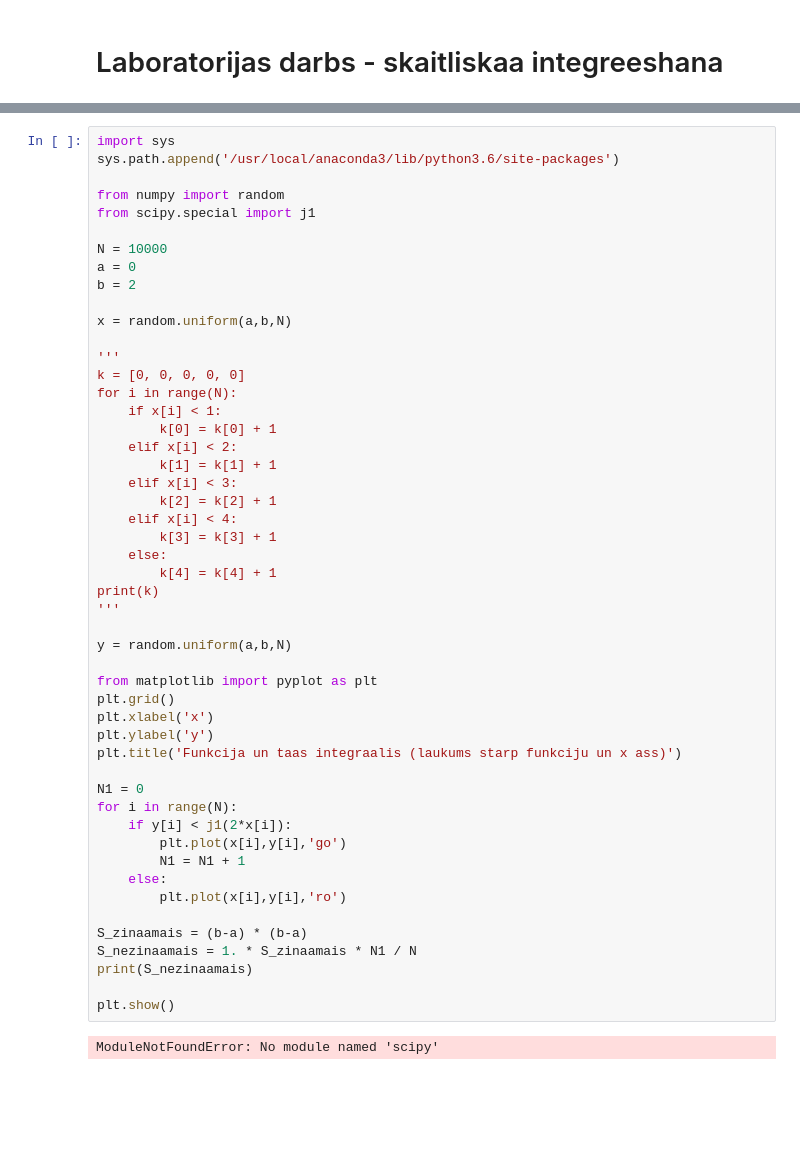
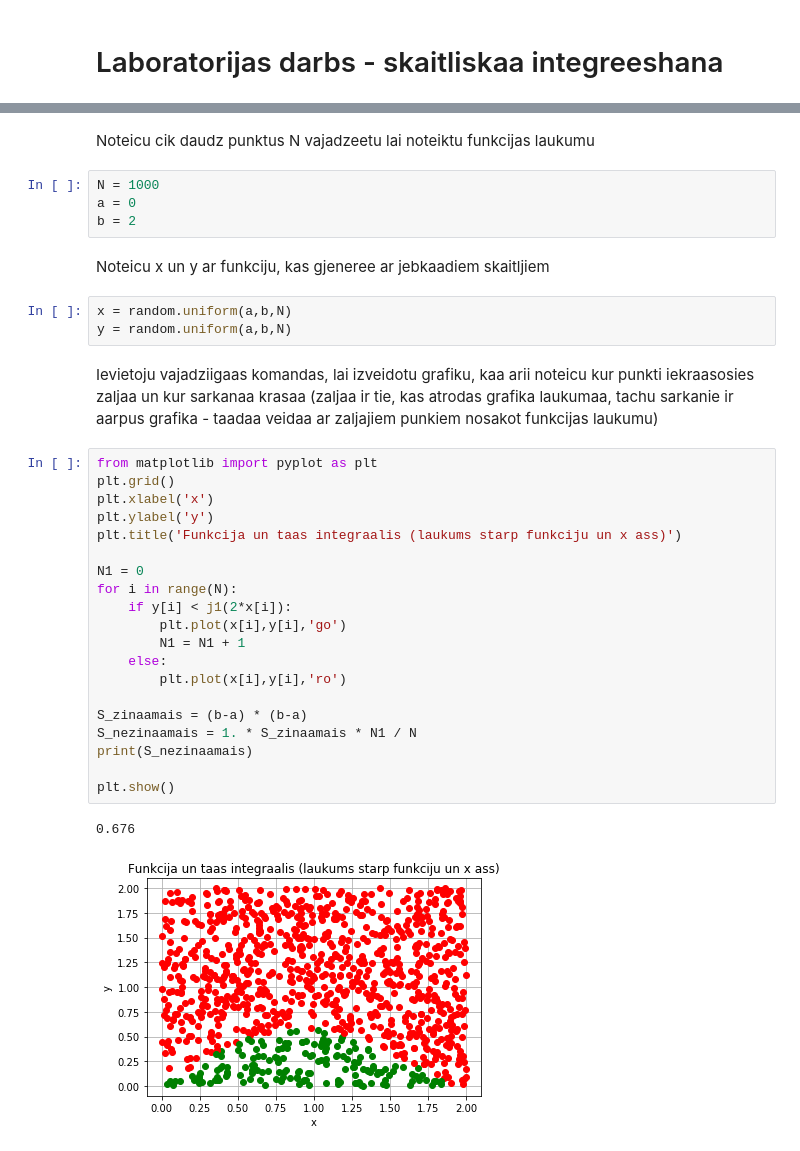
Before and after one commit to SindijaVitola/RTR105, a Jupyter notebook: Untitled5.ipynb, the cells around one changed output, grey strips where cells are left out. Saved outputs shown, nothing was run; the diff lists cells and outputs as text; blank space fills up the shorter version.

```diff
--- a/Untitled5.ipynb
+++ b/Untitled5.ipynb
@@ -3,52 +11,36 @@
+# %% [markdown]
+Noteicu cik daudz punktus N vajadzeetu lai noteiktu funkcijas laukumu
+# %%
+N = 1000
+a = 0
+b = 2
+# %% [markdown]
+Noteicu x un y ar funkciju, kas gjeneree ar jebkaadiem skaitljiem
+# %%
+x = random.uniform(a,b,N)
+y = random.uniform(a,b,N)
+# %% [markdown]
+Ievietoju vajadziigaas komandas, lai izveidotu grafiku, kaa arii noteicu kur punkti iekraasosies zaljaa un kur sarkanaa krasaa (zaljaa ir tie, kas atrodas grafika laukumaa, tachu sarkanie ir aarpus grafika - taadaa veidaa ar zaljajiem punkiem nosakot funkcijas laukumu)
 # %%
-import sys
-sys.path.append('/usr/local/anaconda3/lib/python3.6/site-packages')
-
-from numpy import random
-from scipy.special import j1
-
-N = 10000
-a = 0
-b = 2
-
-x = random.uniform(a,b,N)
-
-'''
-k = [0, 0, 0, 0, 0]
-for i in range(N):
-    if x[i] < 1:
-        k[0] = k[0] + 1
-    elif x[i] < 2:
-        k[1] = k[1] + 1
-    elif x[i] < 3:
-        k[2] = k[2] + 1
-    elif x[i] < 4:
-        k[3] = k[3] + 1
-    else:
-        k[4] = k[4] + 1
-print(k)
-'''
-
-y = random.uniform(a,b,N)
-
 from matplotlib import pyplot as plt
 plt.grid()
 plt.xlabel('x')
 plt.ylabel('y')
 plt.title('Funkcija un taas integraalis (laukums starp funkciju un x ass)')
 
 N1 = 0
 for i in range(N):
     if y[i] < j1(2*x[i]):
         plt.plot(x[i],y[i],'go')
         N1 = N1 + 1
     else:
         plt.plot(x[i],y[i],'ro')
 
 S_zinaamais = (b-a) * (b-a)
 S_nezinaamais = 1. * S_zinaamais * N1 / N
 print(S_nezinaamais)
 
 plt.show()
 # %% [output]
-ModuleNotFoundError: No module named 'scipy'
+0.676
+[figure, added]
```
Also changed, not shown: parts of 2 cells of this notebook.
